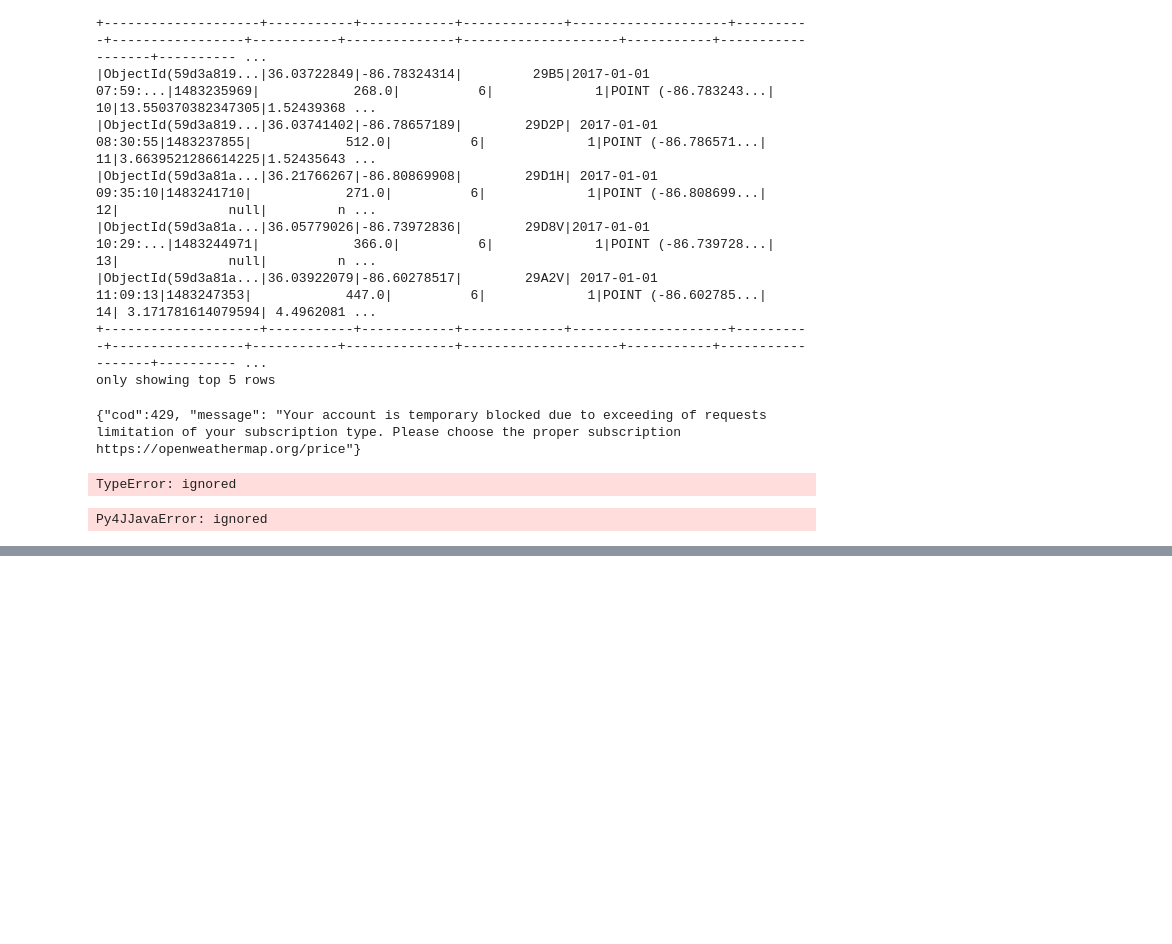
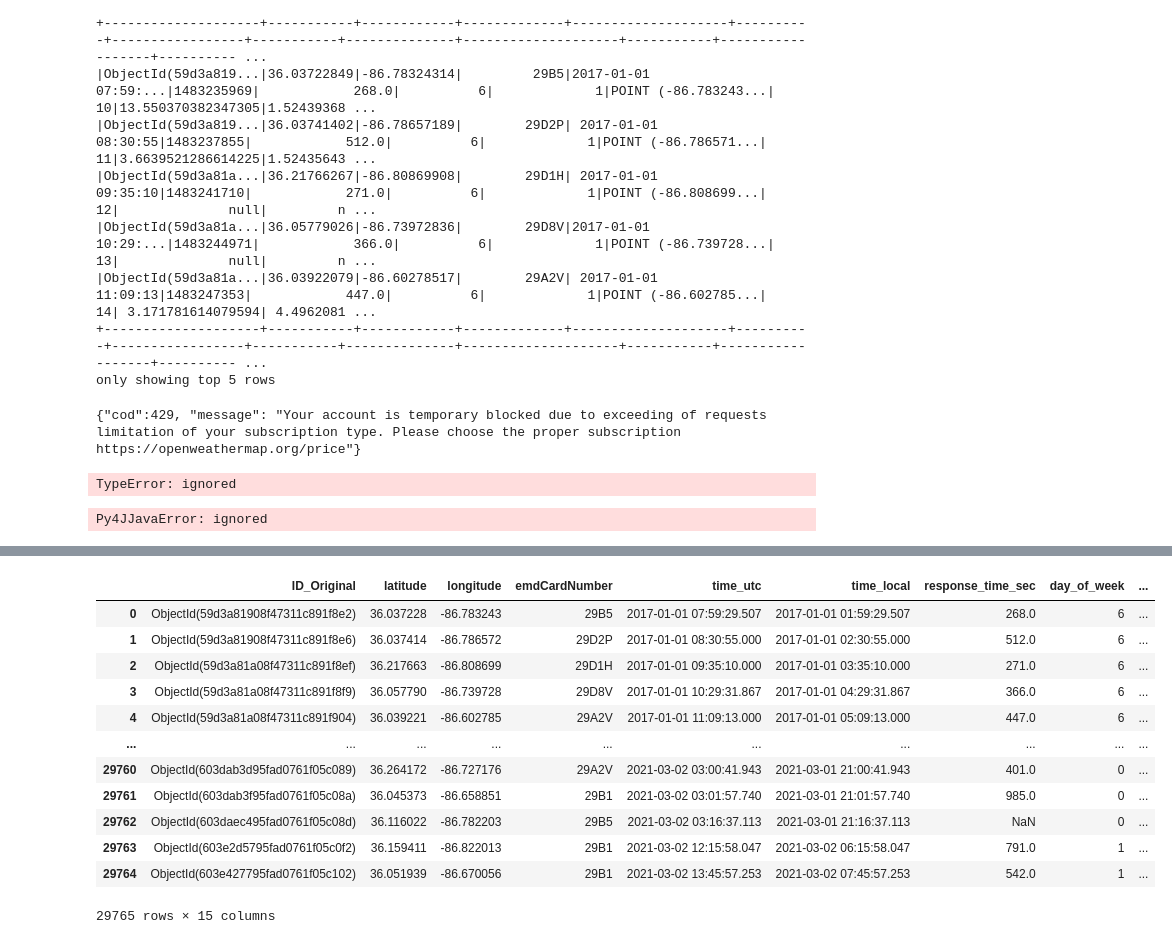
Before and after one commit to d-zg/nashville-accidents, a Jupyter notebook: spark_jobs_mark.ipynb, the cells around one changed output, grey strips where cells are left out. Saved outputs shown, nothing was run; the diff lists cells and outputs as text; code cells hidden in the pictures; blank space fills up the shorter version.

```diff
--- a/spark_jobs_mark.ipynb
+++ b/spark_jobs_mark.ipynb
@@ -243,0 +334,27 @@ Py4JJavaError: ignored
+# %%
+# convert the timestamp column to a datetime object
+pandas_df['time_local'] = pd.to_datetime(pandas_df['time_local'])
+merged_df['timestamp_local'] = pd.to_datetime(merged_df['timestamp_local'])
+
+# add a new column to both dataframes with the hour part of the timestamp
+pandas_df['hour'] = pandas_df['time_local'].dt.hour
+merged_df['hour'] = merged_df['timestamp_local'].dt.hour
+
+pandas_df['date'] = pandas_df['time_local'].dt.date
+merged_df['date'] = merged_df['timestamp_local'].dt.date
+# %%
+pandas_df
+# %% [output]
+|  | ID_Original | latitude | longitude | emdCardNumber | time_utc | time_local | response_time_sec | day_of_week | ... |
+| 0 | ObjectId(59d3a81908f47311c891f8e2) | 36.037228 | -86.783243 | 29B5 | 2017-01-01 07:59:29.507 | 2017-01-01 01:59:29.507 | 268.0 | 6 | ... |
+| 1 | ObjectId(59d3a81908f47311c891f8e6) | 36.037414 | -86.786572 | 29D2P | 2017-01-01 08:30:55.000 | 2017-01-01 02:30:55.000 | 512.0 | 6 | ... |
+| 2 | ObjectId(59d3a81a08f47311c891f8ef) | 36.217663 | -86.808699 | 29D1H | 2017-01-01 09:35:10.000 | 2017-01-01 03:35:10.000 | 271.0 | 6 | ... |
+| 3 | ObjectId(59d3a81a08f47311c891f8f9) | 36.057790 | -86.739728 | 29D8V | 2017-01-01 10:29:31.867 | 2017-01-01 04:29:31.867 | 366.0 | 6 | ... |
+| 4 | ObjectId(59d3a81a08f47311c891f904) | 36.039221 | -86.602785 | 29A2V | 2017-01-01 11:09:13.000 | 2017-01-01 05:09:13.000 | 447.0 | 6 | ... |
+| ... | ... | ... | ... | ... | ... | ... | ... | ... | ... |
+| 29760 | ObjectId(603dab3d95fad0761f05c089) | 36.264172 | -86.727176 | 29A2V | 2021-03-02 03:00:41.943 | 2021-03-01 21:00:41.943 | 401.0 | 0 | ... |
+| 29761 | ObjectId(603dab3f95fad0761f05c08a) | 36.045373 | -86.658851 | 29B1 | 2021-03-02 03:01:57.740 | 2021-03-01 21:01:57.740 | 985.0 | 0 | ... |
+| 29762 | ObjectId(603daec495fad0761f05c08d) | 36.116022 | -86.782203 | 29B5 | 2021-03-02 03:16:37.113 | 2021-03-01 21:16:37.113 | NaN | 0 | ... |
+| 29763 | ObjectId(603e2d5795fad0761f05c0f2) | 36.159411 | -86.822013 | 29B1 | 2021-03-02 12:15:58.047 | 2021-03-02 06:15:58.047 | 791.0 | 1 | ... |
+| 29764 | ObjectId(603e427795fad0761f05c102) | 36.051939 | -86.670056 | 29B1 | 2021-03-02 13:45:57.253 | 2021-03-02 07:45:57.253 | 542.0 | 1 | ... |
+29765 rows × 15 columns
```
Also changed, not shown: parts of 13 cells of this notebook.
